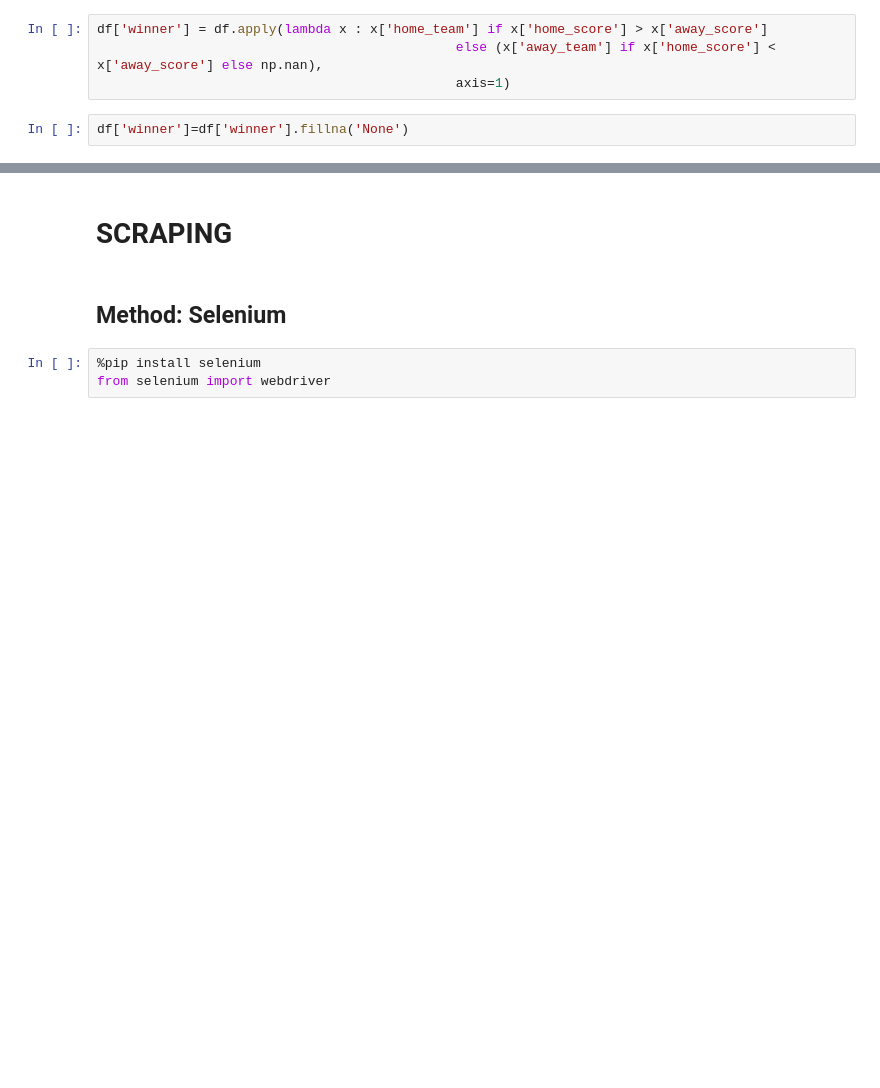
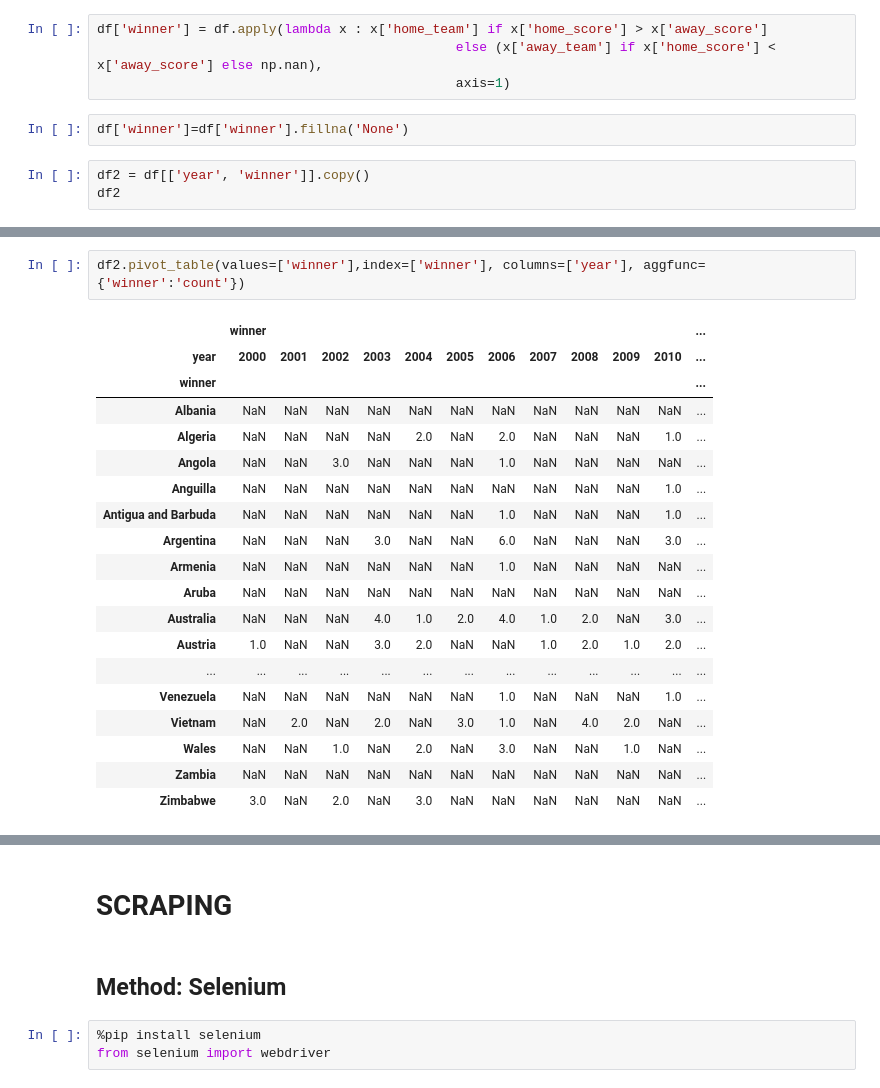
Before and after one commit to lucasmigliano21/LM-Project3-ETL, a Jupyter notebook: Cleaning.ipynb, the cells around one changed output, grey strips where cells are left out. Drawn from its saved outputs; the diff is of its cells as text; blank space fills up the shorter version.

```diff
--- a/Cleaning.ipynb
+++ b/Cleaning.ipynb
@@ -149,3 +170,6 @@ df['winner'] = df.apply(lambda x : x['home_team'] if x['home_score'] > x['away_s
                                               axis=1)
 # %%
 df['winner']=df['winner'].fillna('None')
+# %%
+df2 = df[['year', 'winner']].copy()
+df2
@@ -151,0 +190,22 @@ df['winner']=df['winner'].fillna('None')
+# %%
+df2.pivot_table(values=['winner'],index=['winner'], columns=['year'], aggfunc={'winner':'count'})
+# %% [output]
+|  | winner |  |  |  |  |  |  |  |  |  |  | ... |
+| year | 2000 | 2001 | 2002 | 2003 | 2004 | 2005 | 2006 | 2007 | 2008 | 2009 | 2010 | ... |
+| winner |  |  |  |  |  |  |  |  |  |  |  | ... |
+| Albania | NaN | NaN | NaN | NaN | NaN | NaN | NaN | NaN | NaN | NaN | NaN | ... |
+| Algeria | NaN | NaN | NaN | NaN | 2.0 | NaN | 2.0 | NaN | NaN | NaN | 1.0 | ... |
+| Angola | NaN | NaN | 3.0 | NaN | NaN | NaN | 1.0 | NaN | NaN | NaN | NaN | ... |
+| Anguilla | NaN | NaN | NaN | NaN | NaN | NaN | NaN | NaN | NaN | NaN | 1.0 | ... |
+| Antigua and Barbuda | NaN | NaN | NaN | NaN | NaN | NaN | 1.0 | NaN | NaN | NaN | 1.0 | ... |
+| Argentina | NaN | NaN | NaN | 3.0 | NaN | NaN | 6.0 | NaN | NaN | NaN | 3.0 | ... |
+| Armenia | NaN | NaN | NaN | NaN | NaN | NaN | 1.0 | NaN | NaN | NaN | NaN | ... |
+| Aruba | NaN | NaN | NaN | NaN | NaN | NaN | NaN | NaN | NaN | NaN | NaN | ... |
+| Australia | NaN | NaN | NaN | 4.0 | 1.0 | 2.0 | 4.0 | 1.0 | 2.0 | NaN | 3.0 | ... |
+| Austria | 1.0 | NaN | NaN | 3.0 | 2.0 | NaN | NaN | 1.0 | 2.0 | 1.0 | 2.0 | ... |
+| ... | ... | ... | ... | ... | ... | ... | ... | ... | ... | ... | ... | ... |
+| Venezuela | NaN | NaN | NaN | NaN | NaN | NaN | 1.0 | NaN | NaN | NaN | 1.0 | ... |
+| Vietnam | NaN | 2.0 | NaN | 2.0 | NaN | 3.0 | 1.0 | NaN | 4.0 | 2.0 | NaN | ... |
+| Wales | NaN | NaN | 1.0 | NaN | 2.0 | NaN | 3.0 | NaN | NaN | 1.0 | NaN | ... |
+| Zambia | NaN | NaN | NaN | NaN | NaN | NaN | NaN | NaN | NaN | NaN | NaN | ... |
+| Zimbabwe | 3.0 | NaN | 2.0 | NaN | 3.0 | NaN | NaN | NaN | NaN | NaN | NaN | ... |
```
Also changed, not shown: parts of 19 cells of this notebook.
